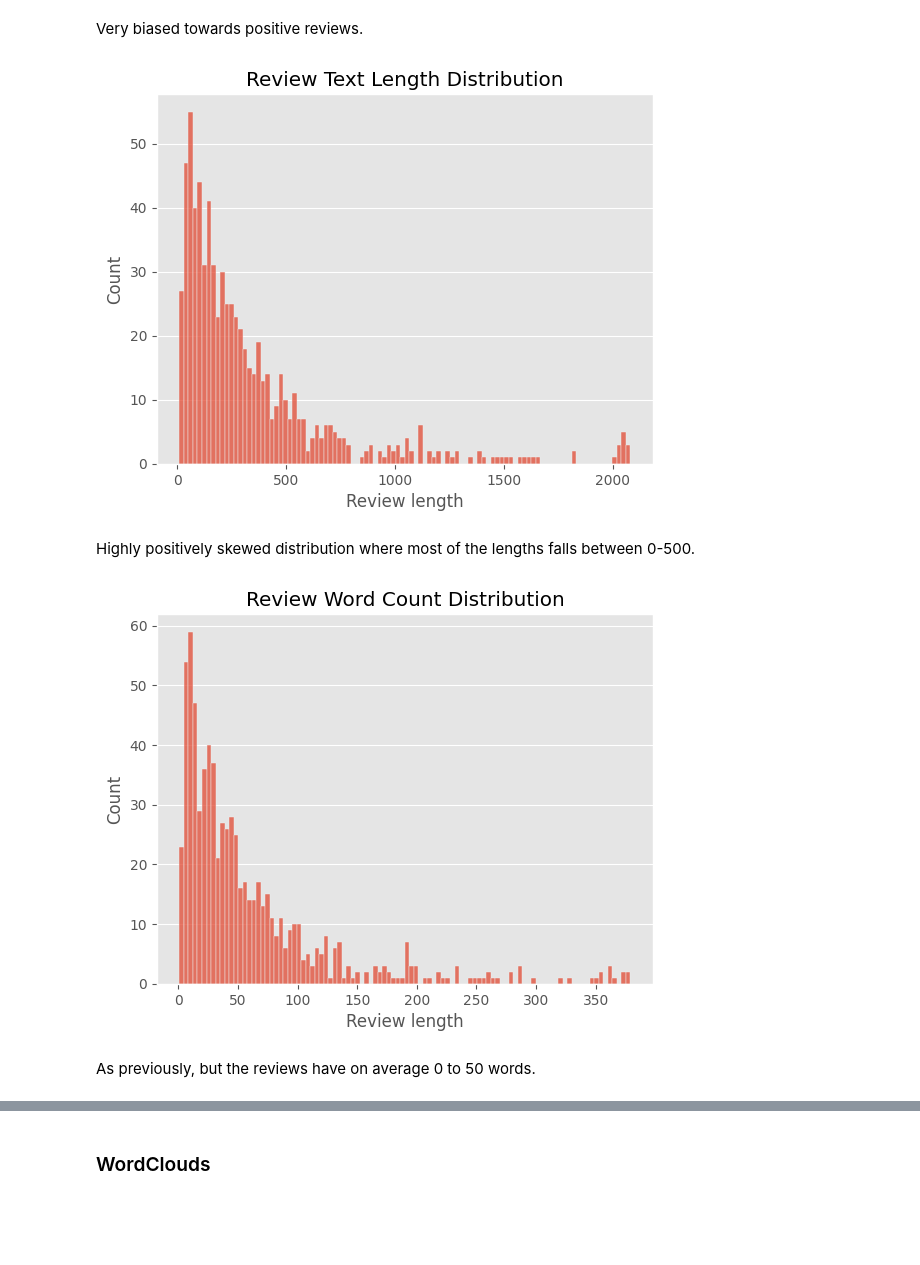
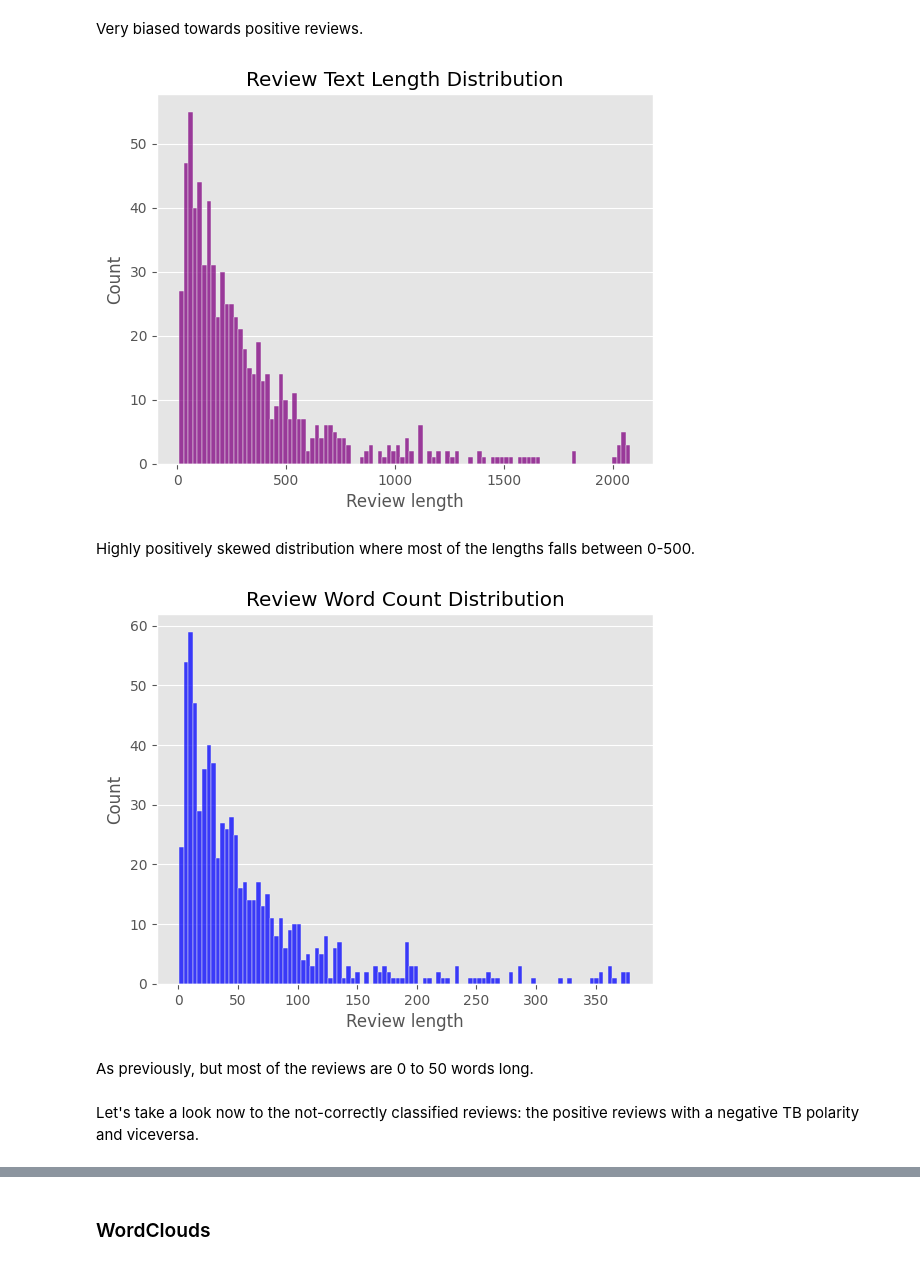
Before and after one commit to DavidAlexanderMoe/Sentiment-Analysis-and-Web-Scraping, a Jupyter notebook: Scripts/Analysis/2. EDA.ipynb, the cells around one changed output, grey strips where cells are left out. Cells and saved outputs as stored; diff of their text form; code cells hidden in the pictures; blank space fills up the shorter version.

```diff
--- a/Scripts/Analysis/2. EDA.ipynb
+++ b/Scripts/Analysis/2. EDA.ipynb
@@ -314,27 +304,29 @@ plt.show()
 Very biased towards positive reviews.
 # %%
 # Review Length Distribution
-sns.histplot(df['Review Length'], bins=100)
+sns.histplot(df['Review Length'], bins=100, color="purple")
 plt.xlabel('Review length')
 plt.ylabel('Count')
 plt.title('Review Text Length Distribution')
 plt.grid(axis='x')
 plt.show()
 # %% [output]
-[figure, old version]
+[figure, new version]
 # %% [markdown]
 Highly positively skewed distribution where most of the lengths falls between 0-500.
 # %%
 # Review word count Distribution
-sns.histplot(df['Word Count'], bins=100)
+sns.histplot(df['Word Count'], bins=100, color="blue")
 plt.xlabel('Review length')
 plt.ylabel('Count')
 plt.title('Review Word Count Distribution')
 plt.grid(axis='x')
 plt.show()
 # %% [output]
-[figure, old version]
+[figure, new version]
 # %% [markdown]
-As previously, but the reviews have on average 0 to 50 words.
+As previously, but most of the reviews are 0 to 50 words long.
+# %% [markdown]
+Let's take a look now to the not-correctly classified reviews: the positive reviews with a negative TB polarity and viceversa.
 # %%
 # "ironic" reviews that could be difficult to interpret
```
Also changed, not shown: parts of 41 cells of this notebook.
